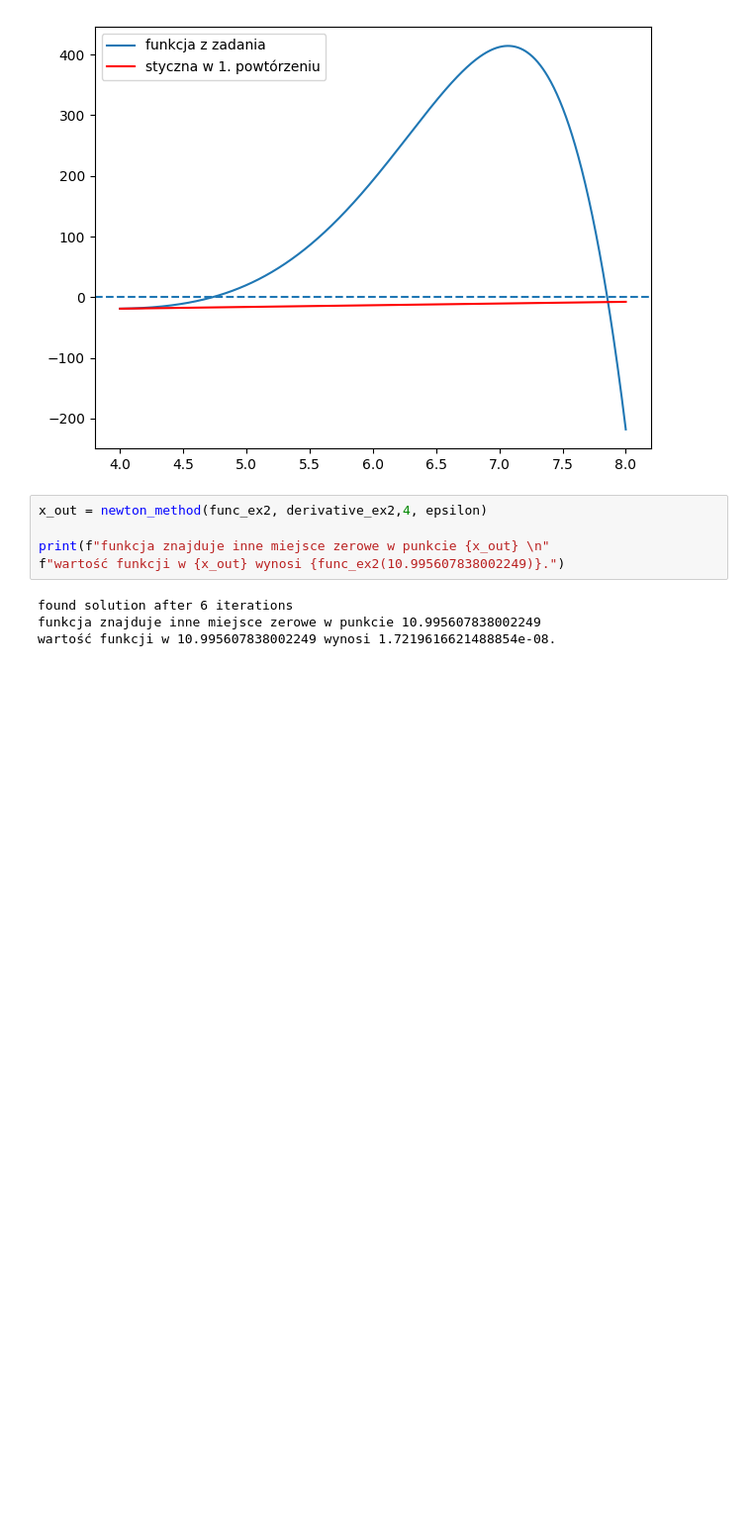
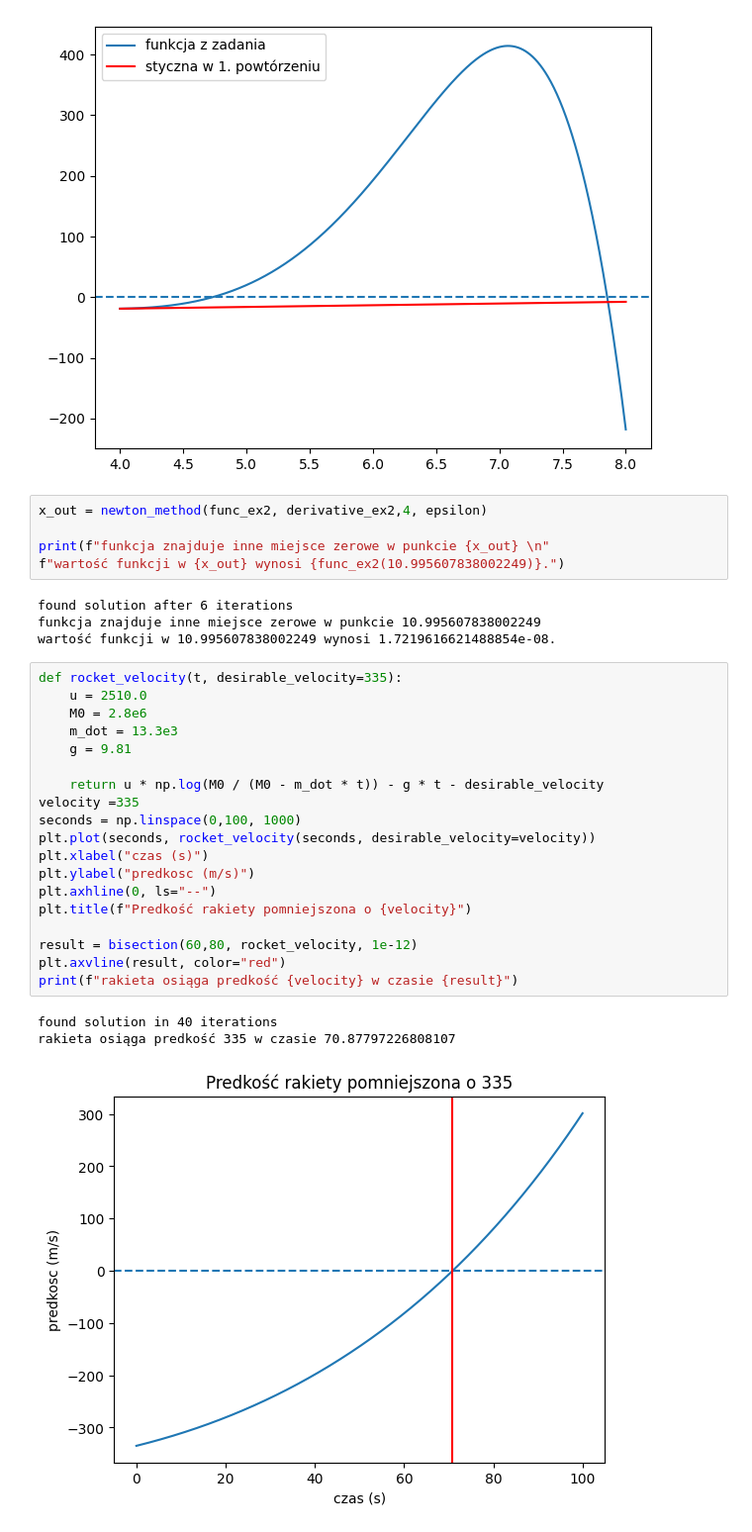
Before and after one commit to JustFren/metody_numeryczne, a Jupyter notebook: Garbaczewski_freń_lista4.ipynb, the cells around one changed output. Shown at 99% size. Saved outputs shown, nothing was run; the diff lists cells and outputs as text; blank space fills up the shorter version.

```diff
--- a/Garbaczewski_freń_lista4.ipynb
+++ b/Garbaczewski_freń_lista4.ipynb
@@ -264,3 +264,26 @@ f"wartość funkcji w {x_out} wynosi {func_ex2(10.995607838002249)}.")
 found solution after 6 iterations
 funkcja znajduje inne miejsce zerowe w punkcie 10.995607838002249
 wartość funkcji w 10.995607838002249 wynosi 1.7219616621488854e-08.
+# %%
+def rocket_velocity(t, desirable_velocity=335):
+    u = 2510.0
+    M0 = 2.8e6
+    m_dot = 13.3e3
+    g = 9.81
+
+    return u * np.log(M0 / (M0 - m_dot * t)) - g * t - desirable_velocity
+velocity =335
+seconds = np.linspace(0,100, 1000)
+plt.plot(seconds, rocket_velocity(seconds, desirable_velocity=velocity))
+plt.xlabel("czas (s)")
+plt.ylabel("predkosc (m/s)")
+plt.axhline(0, ls="--")
+plt.title(f"Predkość rakiety pomniejszona o {velocity}")
+
+result = bisection(60,80, rocket_velocity, 1e-12)
+plt.axvline(result, color="red")
+print(f"rakieta osiąga predkość {velocity} w czasie {result}")
+# %% [output]
+found solution in 40 iterations
+rakieta osiąga predkość 335 w czasie 70.87797226808107
+[figure, added]
```
